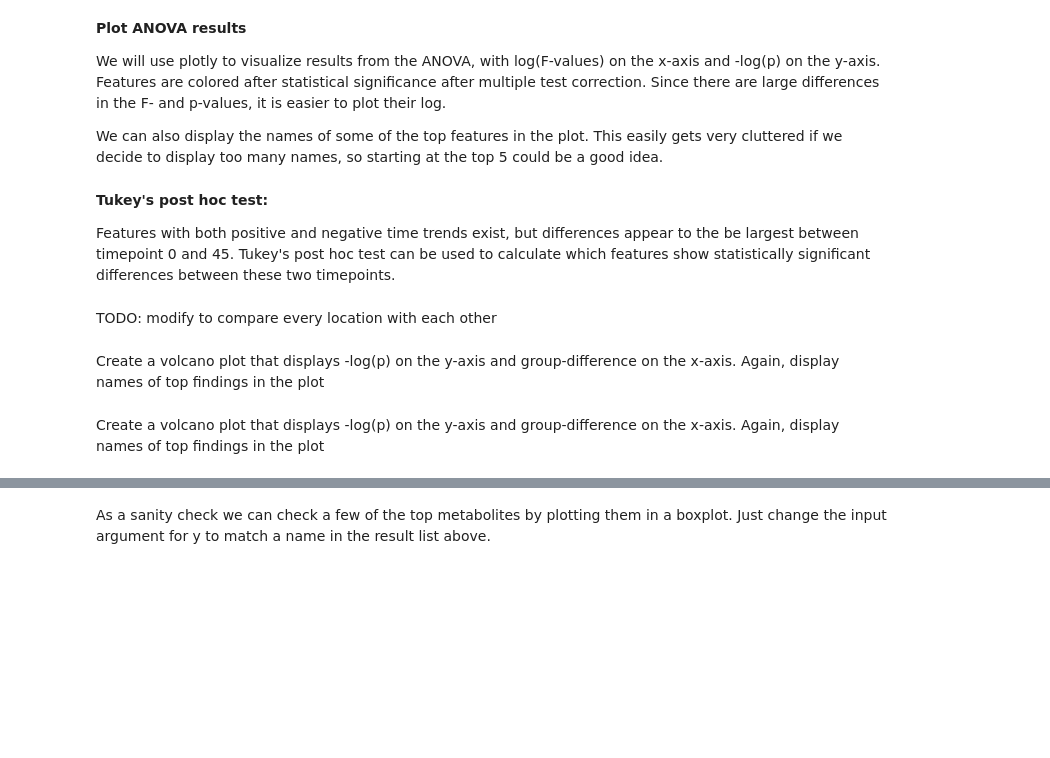
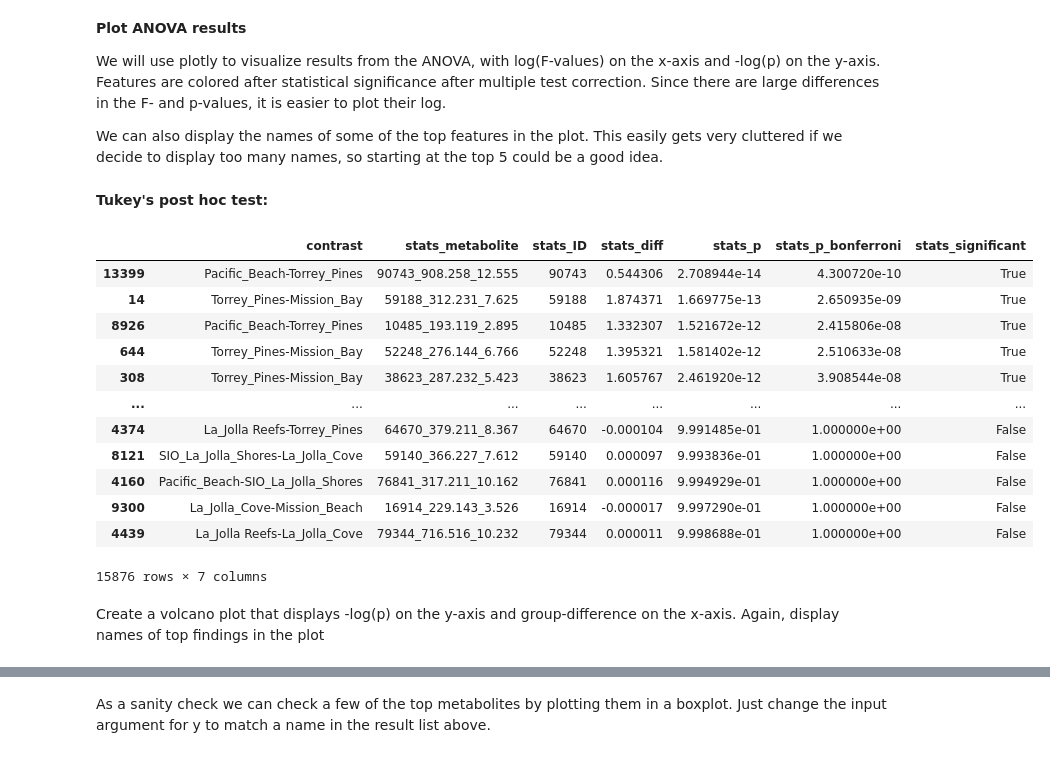
Before and after one commit to Functional-Metabolomics-Lab/FBMN-STATS, a Jupyter notebook: Combined_Notebooks/Statistical_Analysis_Summerschool_22_python.ipynb, the cells around one changed output, grey strips where cells are left out. Saved outputs shown, nothing was run; the diff lists cells and outputs as text; code cells hidden in the pictures; blank space fills up the shorter version.

Commit message:
update tukey plot

```diff
--- a/Combined_Notebooks/Statistical_Analysis_Summerschool_22_python.ipynb
+++ b/Combined_Notebooks/Statistical_Analysis_Summerschool_22_python.ipynb
@@ -534,34 +535,45 @@ for metabolite in anova.sort_values('p_bonferroni').iloc[:4, 0]:
     display(fig)
 # %% [markdown]
 **Tukey's post hoc test:**
-
-Features with both positive and negative time trends exist, but differences appear to the be largest between timepoint 0 and 45. Tukey's post hoc test can be used to calculate which features show statistically significant differences between these two timepoints.
-# %% [markdown]
-TODO: modify to compare every location with each other
 # %%
+# all possible pairs of attributes from anova_attribute
+contrasts = list(itertools.combinations(set(data[anova_attribute]), 2))
 
-# def gen_pairwise_tukey(df, time_points, metabolites):
-#     """ Yield results for pairwise Tukey test for all metabolites between start and end time points."""
-#     for metabolite in metabolites:
-#         df_for_tukey = df.iloc[np.where(data['ATTRIBUTE_Sample_Area'].isin([time_points[0], time_points[-1]]))][[metabolite, 'ATTRIBUTE_Sample_Area']]
-#         tukey = pg.pairwise_tukey(df_for_tukey, dv=metabolite, between='ATTRIBUTE_Sample_Area')
-#         yield metabolite, int(metabolite.split('_')[0]), tukey['diff'], tukey['p-tukey']
+def gen_pairwise_tukey(df, contrasts, metabolites):
+    """ Yield results for pairwise Tukey test for all metabolites between start and end time points."""
+    for metabolite in metabolites:
+        for contrast in contrasts:
+            df_for_tukey = df.iloc[np.where(data[anova_attribute].isin([contrast[0], contrast[-1]]))][[metabolite, 'ATTRIBUTE_Sample_Area']]
+            tukey = pg.pairwise_tukey(df_for_tukey, dv=metabolite, between=anova_attribute)
+            yield f'{contrast[0]}-{contrast[1]}', metabolite, int(metabolite.split('_')[0]), tukey['diff'], tukey['p-tukey']
 
-# dtypes = [('stats_metabolite', 'U100'), ('stats_ID', 'i'), ('stats_diff', 'f'), ('stats_p', 'f')]
-# tukey = pd.DataFrame(np.fromiter(gen_pairwise_tukey(data, time_points, anova[anova['significant']]['metabolite']), dtype=dtypes))
-# # add Bonferroni corrected p-values
-# tukey.insert(4, 'stats_p_bonferroni', pg.multicomp(tukey['stats_p'], method='bonf')[1])
-# # add significance
-# tukey.insert(5, 'stats_significant', tukey['stats_p_bonferroni'] < 0.05)
-# # sort by p-value
-# tukey.sort_values('stats_p', inplace=True)
+dtypes = [('contrast', 'U100'), ('stats_metabolite', 'U100'), ('stats_ID', 'i'), ('stats_diff', 'f'), ('stats_p', 'f')]
+tukey = pd.DataFrame(np.fromiter(gen_pairwise_tukey(data, contrasts, anova[anova['significant']]['metabolite']), dtype=dtypes))
+# add Bonferroni corrected p-values
+tukey.insert(5, 'stats_p_bonferroni', pg.multicomp(tukey['stats_p'], method='bonf')[1])
+# add significance
+tukey.insert(6, 'stats_significant', tukey['stats_p_bonferroni'] < 0.05)
+# sort by p-value
+tukey.sort_values('stats_p', inplace=True)
 
-# # write output to csv file
-# tukey.to_csv(os.path.join(result_dir, 'TukeyHSD_output.csv'))
+# write output to csv file
+tukey.to_csv(os.path.join(result_dir, 'TukeyHSD_output.csv'))
 
-# display(tukey)
+display(tukey)
+# %% [output]
+|  | contrast | stats_metabolite | stats_ID | stats_diff | stats_p | stats_p_bonferroni | stats_significant |
+| 13399 | Pacific_Beach-Torrey_Pines | 90743_908.258_12.555 | 90743 | 0.544306 | 2.708944e-14 | 4.300720e-10 | True |
+| 14 | Torrey_Pines-Mission_Bay | 59188_312.231_7.625 | 59188 | 1.874371 | 1.669775e-13 | 2.650935e-09 | True |
+| 8926 | Pacific_Beach-Torrey_Pines | 10485_193.119_2.895 | 10485 | 1.332307 | 1.521672e-12 | 2.415806e-08 | True |
+| 644 | Torrey_Pines-Mission_Bay | 52248_276.144_6.766 | 52248 | 1.395321 | 1.581402e-12 | 2.510633e-08 | True |
+| 308 | Torrey_Pines-Mission_Bay | 38623_287.232_5.423 | 38623 | 1.605767 | 2.461920e-12 | 3.908544e-08 | True |
+| ... | ... | ... | ... | ... | ... | ... | ... |
+| 4374 | La_Jolla Reefs-Torrey_Pines | 64670_379.211_8.367 | 64670 | -0.000104 | 9.991485e-01 | 1.000000e+00 | False |
+| 8121 | SIO_La_Jolla_Shores-La_Jolla_Cove | 59140_366.227_7.612 | 59140 | 0.000097 | 9.993836e-01 | 1.000000e+00 | False |
+| 4160 | Pacific_Beach-SIO_La_Jolla_Shores | 76841_317.211_10.162 | 76841 | 0.000116 | 9.994929e-01 | 1.000000e+00 | False |
+| 9300 | La_Jolla_Cove-Mission_Beach | 16914_229.143_3.526 | 16914 | -0.000017 | 9.997290e-01 | 1.000000e+00 | False |
+| 4439 | La_Jolla Reefs-La_Jolla_Cove | 79344_716.516_10.232 | 79344 | 0.000011 | 9.998688e-01 | 1.000000e+00 | False |
+15876 rows × 7 columns
 # %% [markdown]
 Create a volcano plot that displays -log(p) on the y-axis and group-difference on the x-axis. Again, display names of top findings in the plot
-# %% [markdown]
-Create a volcano plot that displays -log(p) on the y-axis and group-difference on the x-axis. Again, display names of top findings in the plot
 # %%
```
Also changed, not shown: parts of 2 cells of this notebook.
